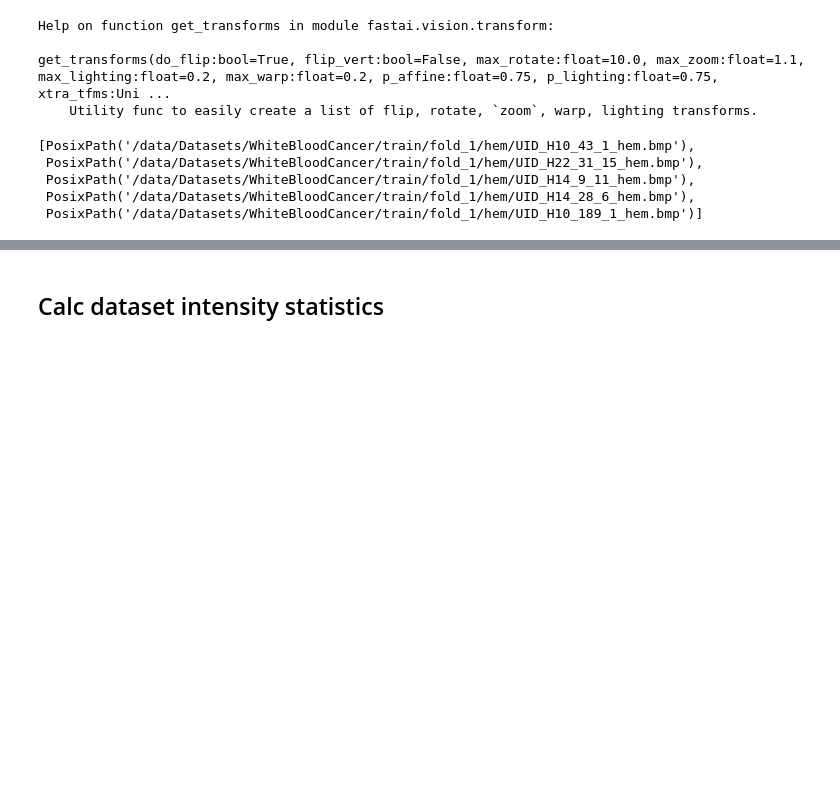
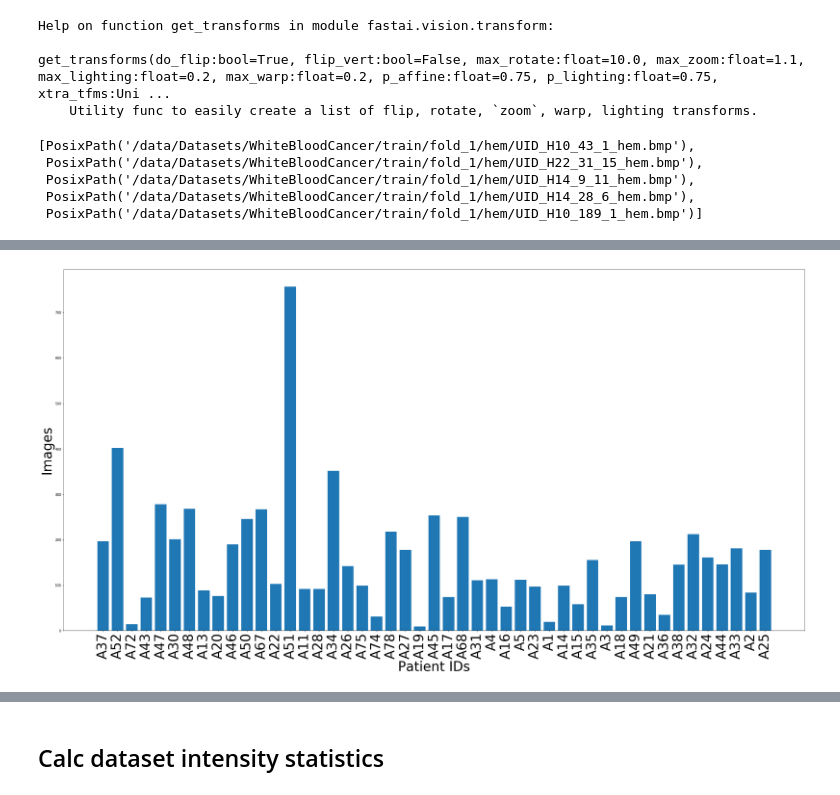
Before and after one commit to ChristianMarzahl/ISBI2019_WhiteBloodCancer, a Jupyter notebook: baseline.ipynb, the cells around one changed output, grey strips where cells are left out. Cells and saved outputs as stored; diff of their text form; code cells hidden in the pictures; blank space fills up the shorter version.

Commit message:
Added split by patient and random

```diff
--- a/baseline.ipynb
+++ b/baseline.ipynb
@@ -34,0 +39,3 @@ fnames[:5]
+# %%
+hem_regex = re.compile(r'UID_(H[0-9]+)_')
+all_regex = re.compile(r'UID_([0-9]+)_')
@@ -34,0 +50,5 @@ fnames[:5]
+# %%
+all_patint_ids = list(set([all_regex.search(str(fn)).group(1)
+                           for fn in fnames if all_regex.search(str(fn)) is not None]))
+print('All IDs: ' + ' '.join(all_patint_ids))
+print("Count: {}".format(len(all_patint_ids)))
@@ -34,0 +58,8 @@ fnames[:5]
+# %%
+hem_patients = dict((k,[]) for k in hem_patient_ids)
+all_patints = dict((k,[]) for k in all_patint_ids)
+
+[all_patints[key].append(fn) for key in all_patints.keys() for fn in fnames if 'UID_{0}_'.format(key) in str(fn)]
+[hem_patients[key].append(fn) for key in hem_patients.keys() for fn in fnames if 'UID_{0}_'.format(key) in str(fn)]
+
+print()
@@ -34,0 +84,14 @@ fnames[:5]
+# %%
+labels, sizes = zip(*[('A{}'.format(key), len(all_patints[key])) for key in all_patints.keys()])
+x_pos = [i for i, _ in enumerate(labels)]
+
+
+plt.figure(figsize=(40,20))
+plt.bar(x_pos, sizes)
+plt.xlabel("Patient IDs", fontsize=40)
+plt.ylabel("Images", fontsize=40)
+
+plt.xticks(x_pos, labels, rotation='vertical', fontsize=40)
+plt.show()
+# %% [output]
+[figure, added]
```
Also changed, not shown: parts of 22 cells of this notebook, 2 other files.
